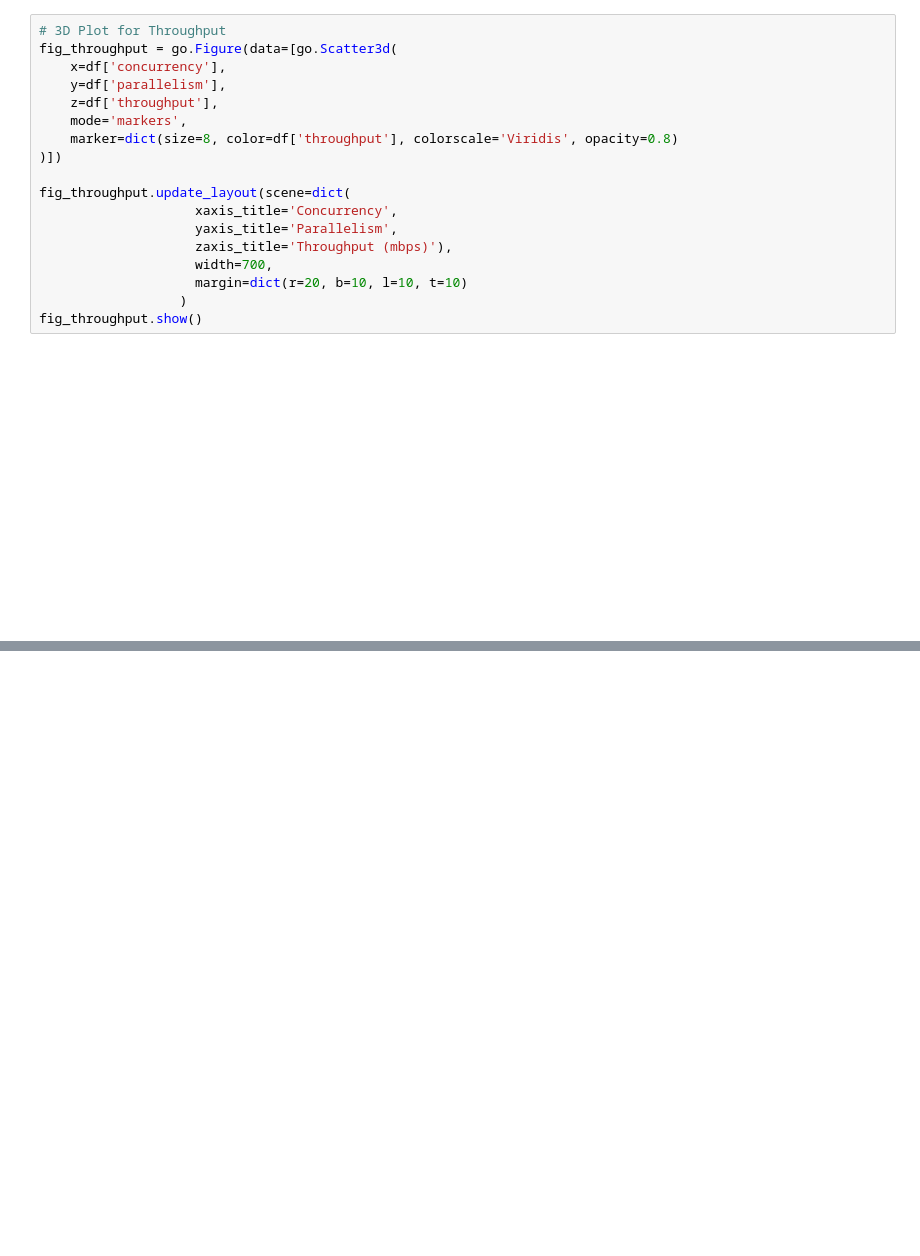
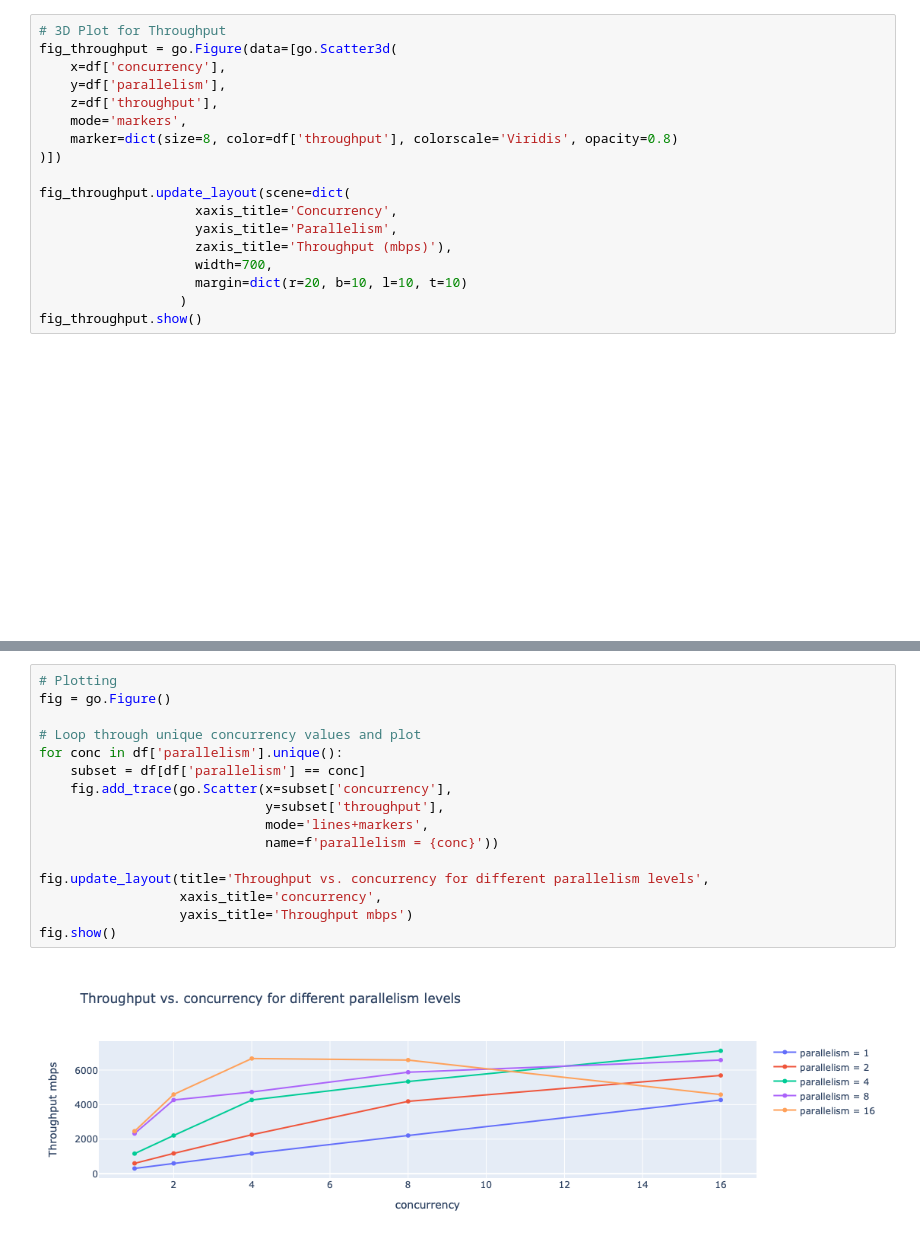
Before and after one commit to H-jamil/transferService, a Jupyter notebook: final_code_transferService/logAnalysis.ipynb, the cells around one changed output, grey strips where cells are left out. Cells and saved outputs as stored; diff of their text form; blank space fills up the shorter version.

```diff
--- a/final_code_transferService/logAnalysis.ipynb
+++ b/final_code_transferService/logAnalysis.ipynb
@@ -150,0 +224,18 @@ fig_throughput.show()
+# %%
+# Plotting
+fig = go.Figure()
+
+# Loop through unique concurrency values and plot
+for conc in df['parallelism'].unique():
+    subset = df[df['parallelism'] == conc]
+    fig.add_trace(go.Scatter(x=subset['concurrency'],
+                             y=subset['throughput'],
+                             mode='lines+markers',
+                             name=f'parallelism = {conc}'))
+
+fig.update_layout(title='Throughput vs. concurrency for different parallelism levels',
+                  xaxis_title='concurrency',
+                  yaxis_title='Throughput mbps')
+fig.show()
+# %% [output]
+[figure, added]
```
Also changed, not shown: parts of 10 cells of this notebook.
